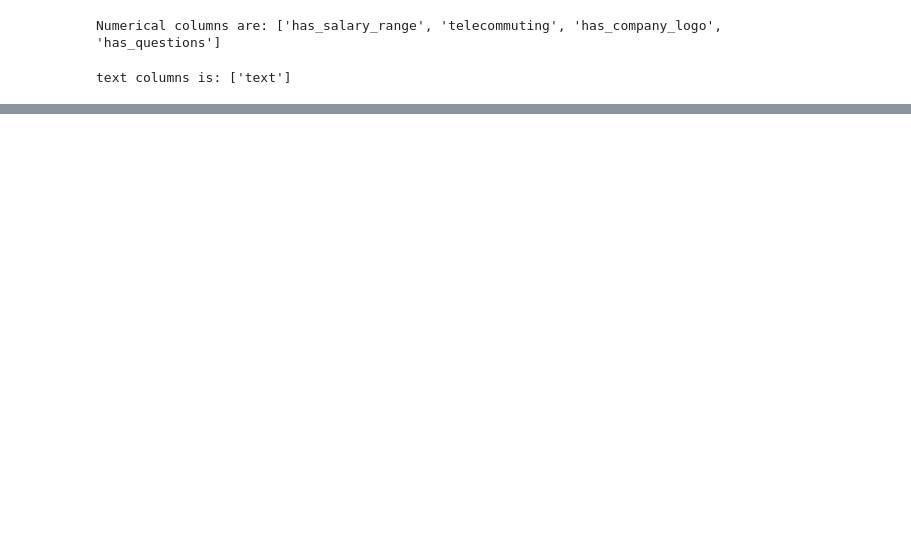
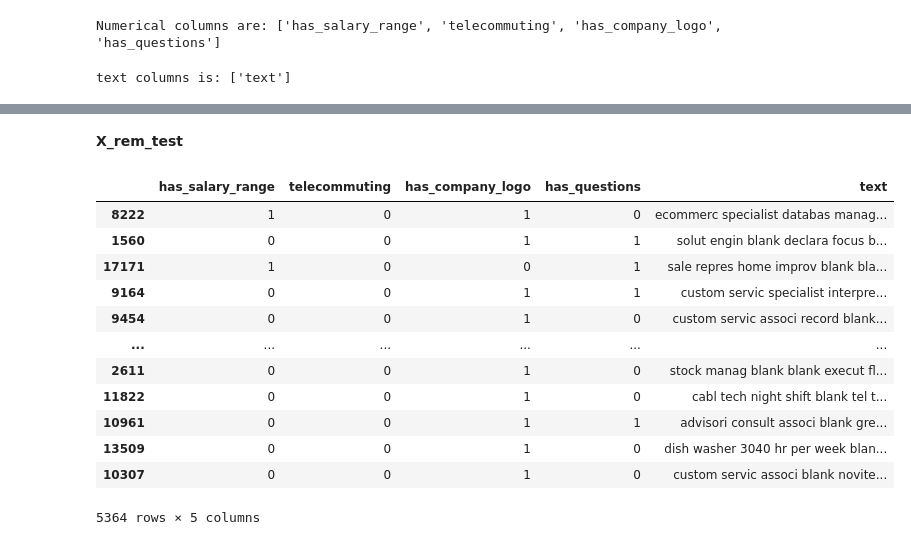
Before and after one commit to polly1110/Fake-Job-Detection, a Jupyter notebook: Neural_network_and_Modeling.ipynb, the cells around one changed output, grey strips where cells are left out. Drawn from its saved outputs; the diff is of its cells as text; code cells hidden in the pictures; blank space fills up the shorter version.

```diff
--- a/Neural_network_and_Modeling.ipynb
+++ b/Neural_network_and_Modeling.ipynb
@@ -306,0 +406,18 @@ TypeError: All estimators should implement fit and transform, or can be 'drop' o
+# %% [markdown]
+**X_rem_test**
+# %%
+X_test_stem
+# %% [output]
+|  | has_salary_range | telecommuting | has_company_logo | has_questions | text |
+| 8222 | 1 | 0 | 1 | 0 | ecommerc specialist databas manag... |
+| 1560 | 0 | 0 | 1 | 1 | solut engin blank declara focus b... |
+| 17171 | 1 | 0 | 0 | 1 | sale repres home improv blank bla... |
+| 9164 | 0 | 0 | 1 | 1 | custom servic specialist interpre... |
+| 9454 | 0 | 0 | 1 | 0 | custom servic associ record blank... |
+| ... | ... | ... | ... | ... | ... |
+| 2611 | 0 | 0 | 1 | 0 | stock manag blank blank execut fl... |
+| 11822 | 0 | 0 | 1 | 0 | cabl tech night shift blank tel t... |
+| 10961 | 0 | 0 | 1 | 1 | advisori consult associ blank gre... |
+| 13509 | 0 | 0 | 1 | 0 | dish washer 3040 hr per week blan... |
+| 10307 | 0 | 0 | 1 | 0 | custom servic associ blank novite... |
+5364 rows × 5 columns
```
Also changed, not shown: parts of 55 cells of this notebook.
